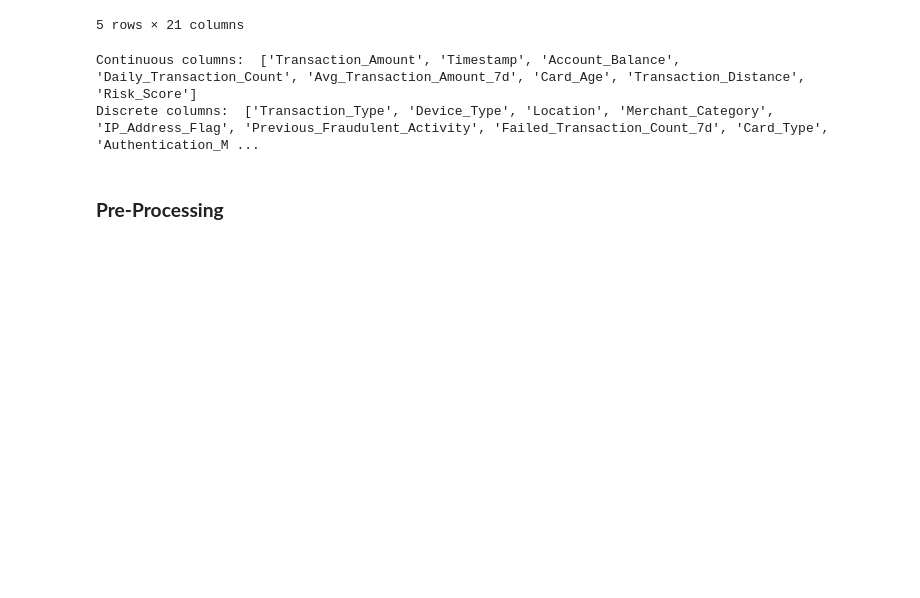
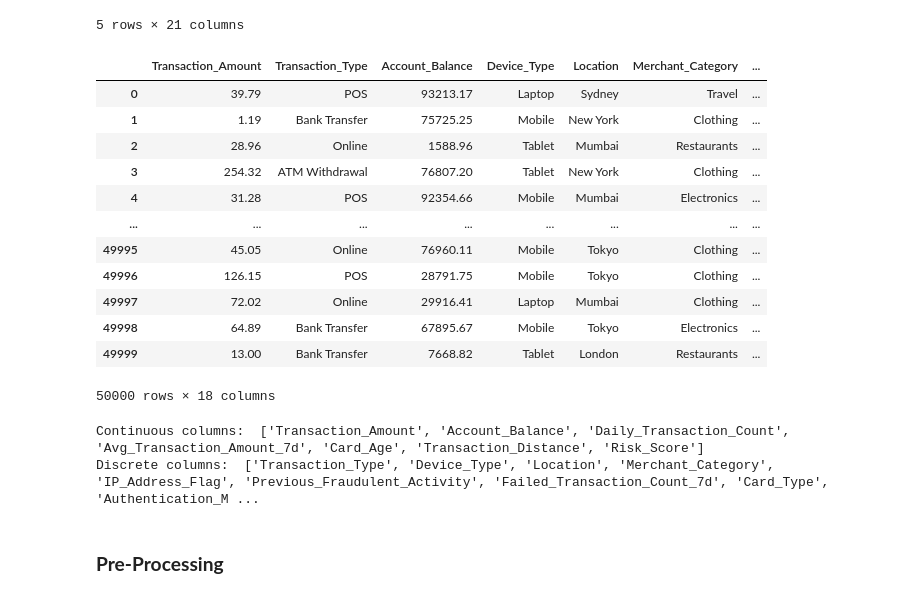
Before and after one commit to Angie-Zauner/AAI, a Jupyter notebook: main.ipynb, the cells around one changed output. Saved outputs shown, nothing was run; the diff lists cells and outputs as text; code cells hidden in the pictures; blank space fills up the shorter version.

```diff
--- a/main.ipynb
+++ b/main.ipynb
@@ -206,13 +202,31 @@ frauddata = frauddata.drop(columns=['Transaction_ID', 'User_ID', 'Timestamp'])
+# %%
+# Drop ID columns
+frauddata = frauddata.drop(columns=['Transaction_ID', 'User_ID', 'Timestamp'])
+frauddata
+# %% [output]
+|  | Transaction_Amount | Transaction_Type | Account_Balance | Device_Type | Location | Merchant_Category | ... |
+| 0 | 39.79 | POS | 93213.17 | Laptop | Sydney | Travel | ... |
+| 1 | 1.19 | Bank Transfer | 75725.25 | Mobile | New York | Clothing | ... |
+| 2 | 28.96 | Online | 1588.96 | Tablet | Mumbai | Restaurants | ... |
+| 3 | 254.32 | ATM Withdrawal | 76807.20 | Tablet | New York | Clothing | ... |
+| 4 | 31.28 | POS | 92354.66 | Mobile | Mumbai | Electronics | ... |
+| ... | ... | ... | ... | ... | ... | ... | ... |
+| 49995 | 45.05 | Online | 76960.11 | Mobile | Tokyo | Clothing | ... |
+| 49996 | 126.15 | POS | 28791.75 | Mobile | Tokyo | Clothing | ... |
+| 49997 | 72.02 | Online | 29916.41 | Laptop | Mumbai | Clothing | ... |
+| 49998 | 64.89 | Bank Transfer | 67895.67 | Mobile | Tokyo | Electronics | ... |
+| 49999 | 13.00 | Bank Transfer | 7668.82 | Tablet | London | Restaurants | ... |
+50000 rows × 18 columns
 # %%
 # Identify continuous and discrete columns
-fraud_cont = ['Transaction_Amount', 'Timestamp', 'Account_Balance', 'Daily_Transaction_Count', 'Avg_Transaction_Amount_7d', 'Card_Age', 'Transaction_Distance', 'Risk_Score']
+fraud_cont = ['Transaction_Amount', 'Account_Balance', 'Daily_Transaction_Count', 'Avg_Transaction_Amount_7d', 'Card_Age', 'Transaction_Distance', 'Risk_Score']
 fraud_disc = ['Transaction_Type', 'Device_Type', 'Location', 'Merchant_Category', 'IP_Address_Flag', 'Previous_Fraudulent_Activity', 'Failed_Transaction_Count_7d',
               'Card_Type', 'Authentication_Method', 'Is_Weekend', 'Fraud_Label']
 
 print('Continuous columns: ', fraud_cont)
 print('Discrete columns: ', fraud_disc)
 # %% [output]
-Continuous columns:  ['Transaction_Amount', 'Timestamp', 'Account_Balance', 'Daily_Transaction_Count', 'Avg_Transaction_Amount_7d', 'Card_Age', 'Transaction_Distance', 'Risk_Score']
+Continuous columns:  ['Transaction_Amount', 'Account_Balance', 'Daily_Transaction_Count', 'Avg_Transaction_Amount_7d', 'Card_Age', 'Transaction_Distance', 'Risk_Score']
 Discrete columns:  ['Transaction_Type', 'Device_Type', 'Location', 'Merchant_Category', 'IP_Address_Flag', 'Previous_Fraudulent_Activity', 'Failed_Transaction_Count_7d', 'Card_Type', 'Authentication_M ...
 # %% [markdown]
 ### **Pre-Processing**
```
Also changed, not shown: parts of 7 cells of this notebook.
